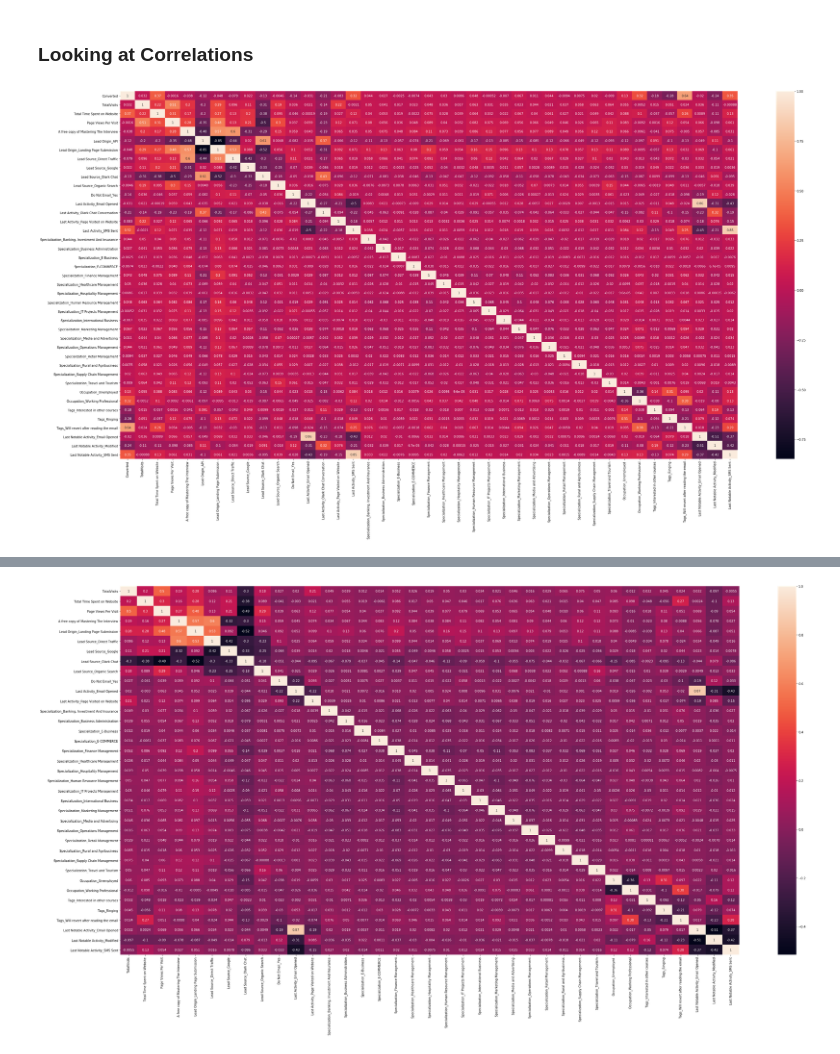
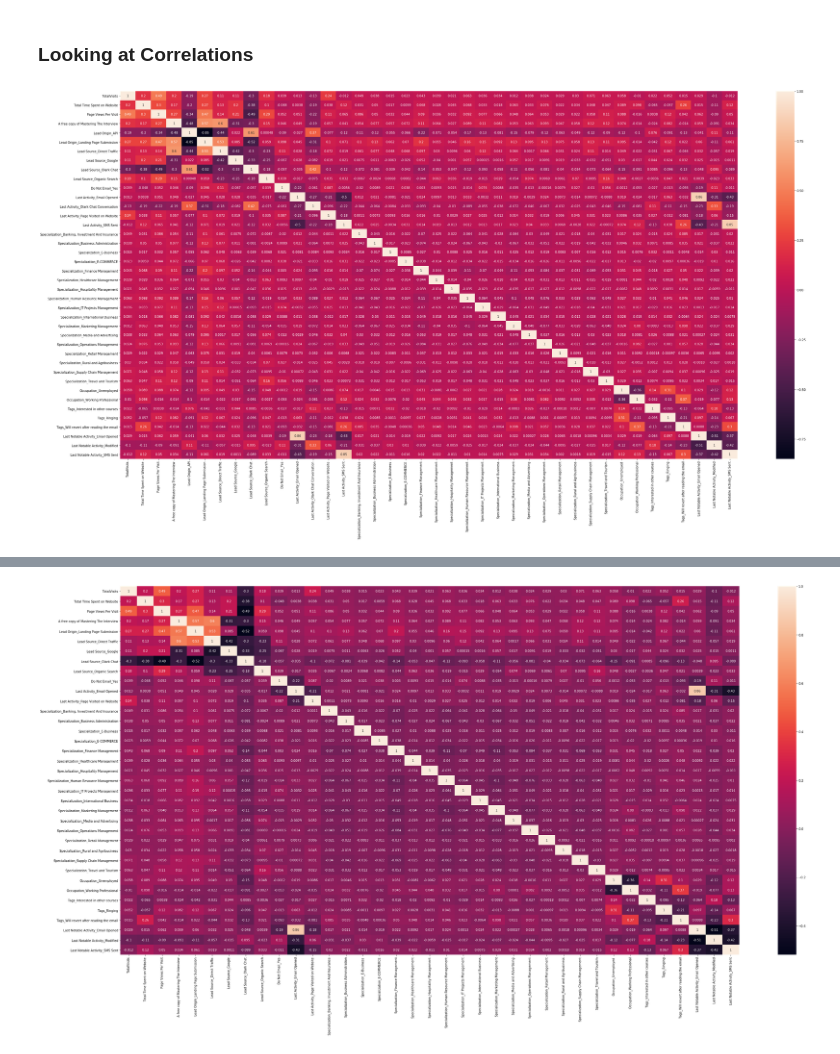
Before and after one commit to singh-manvinder/lead_scoring, a Jupyter notebook: solution.ipynb, the cells around one changed output, grey strips where cells are left out. Saved outputs shown, nothing was run; the diff lists cells and outputs as text; code cells hidden in the pictures.

```diff
--- a/solution.ipynb
+++ b/solution.ipynb
@@ -143,6 +147,7 @@ Email Received                   0.01
 Name: Last Notable Activity, dtype: float64
 # %%
-def find_skwed_cols():
+# find highly skewed columns
+def find_skewed_cols():
     skwed_cols = []
     for col in cat_columns:
         per_count = round(leads_df[col].value_counts(normalize=True)*100,2)
@@ -150,8 +155,8 @@ def find_skwed_cols():
             skwed_cols.append(col)
     return skwed_cols
 
-skwed_cols = find_skwed_cols()
-skwed_cols
+skewed_cols = find_skewed_cols()
+skewed_cols
 # %% [output]
 ['Do Not Call',
  'What matters most to you in choosing a course',
@@ -167,8 +172,8 @@ skwed_cols
  'Get updates on DM Content',
  'I agree to pay the amount through cheque']
 # %%
-# drop highly skwed columns
-leads_df = leads_df.drop(skwed_cols, axis=1)
+# drop highly skewed columns
+leads_df = leads_df.drop(skewed_cols, axis=1)
 leads_df.columns
 # %% [output]
 Index(['Lead Origin', 'Lead Source', 'Do Not Email', 'Converted',
@@ -246,2 +261,3 @@ impute_with_median('Page Views Per Visit')
 # %%
-leads_df = leads_df[~leads_df['Lead Source'].isnull()]
+# Drop rows with Lead Source as null
+eads_df = leads_df[~leads_df['Lead Source'].isnull()]
@@ -436,7 +453,7 @@ We have almost 38% conversion rate
 ### Looking at Correlations
 # %%
 plt.figure(figsize=(45,22))
-sns.heatmap(leads_df.corr(), annot=True)
+sns.heatmap(X_train.corr(), annot=True)
 plt.show()
 # %% [output]
-[figure, old version]
+[figure, new version]
```
Also changed, not shown: parts of 117 cells of this notebook.
